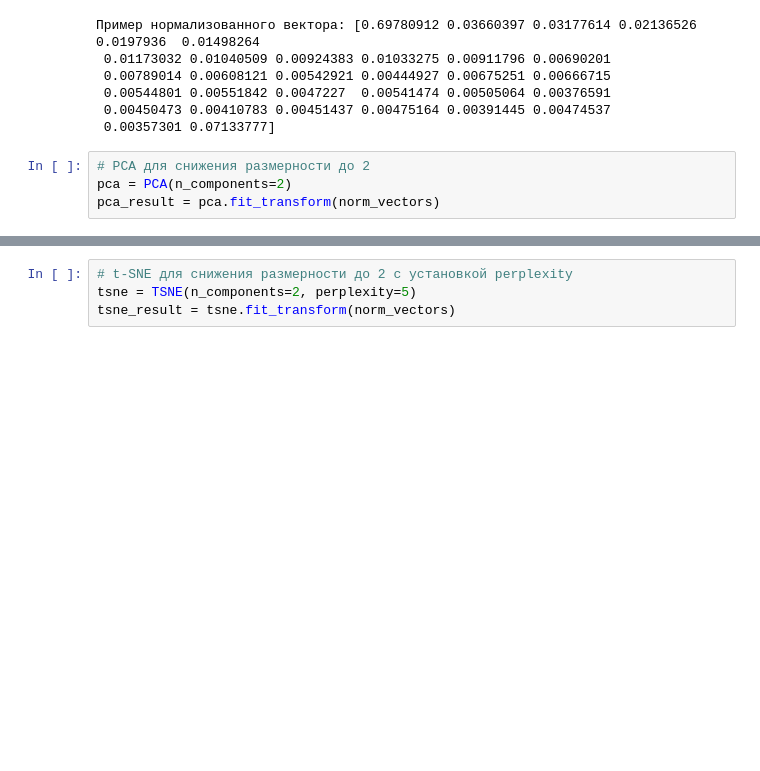
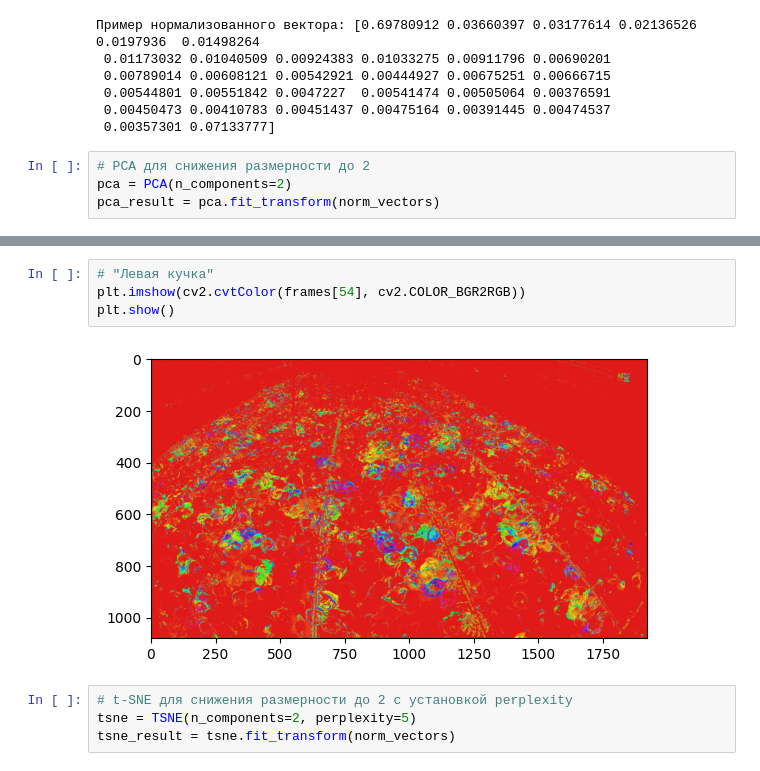
Before and after one commit to Syrenny/chicken_entropy, a Jupyter notebook: test.ipynb, the cells around one changed output, grey strips where cells are left out. Drawn from its saved outputs; the diff is of its cells as text; blank space fills up the shorter version.

```diff
--- a/test.ipynb
+++ b/test.ipynb
@@ -340,3 +349,9 @@ plt.show()
+# %%
+# "Левая кучка"
+plt.imshow(cv2.cvtColor(frames[54], cv2.COLOR_BGR2RGB))
+plt.show()
+# %% [output]
+[figure, added]
 # %%
 # t-SNE для снижения размерности до 2 с установкой perplexity
 tsne = TSNE(n_components=2, perplexity=5)
```
Also changed, not shown: parts of 7 cells of this notebook.
